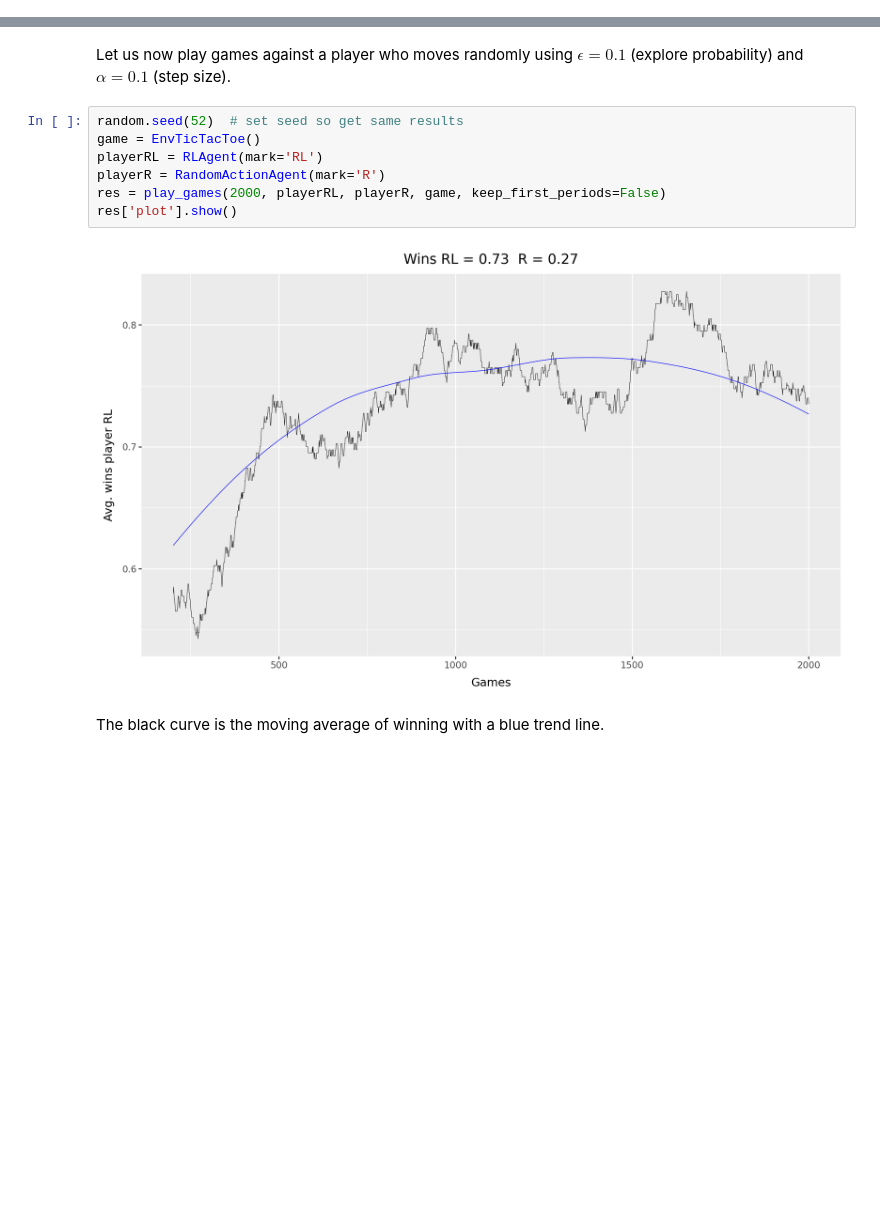
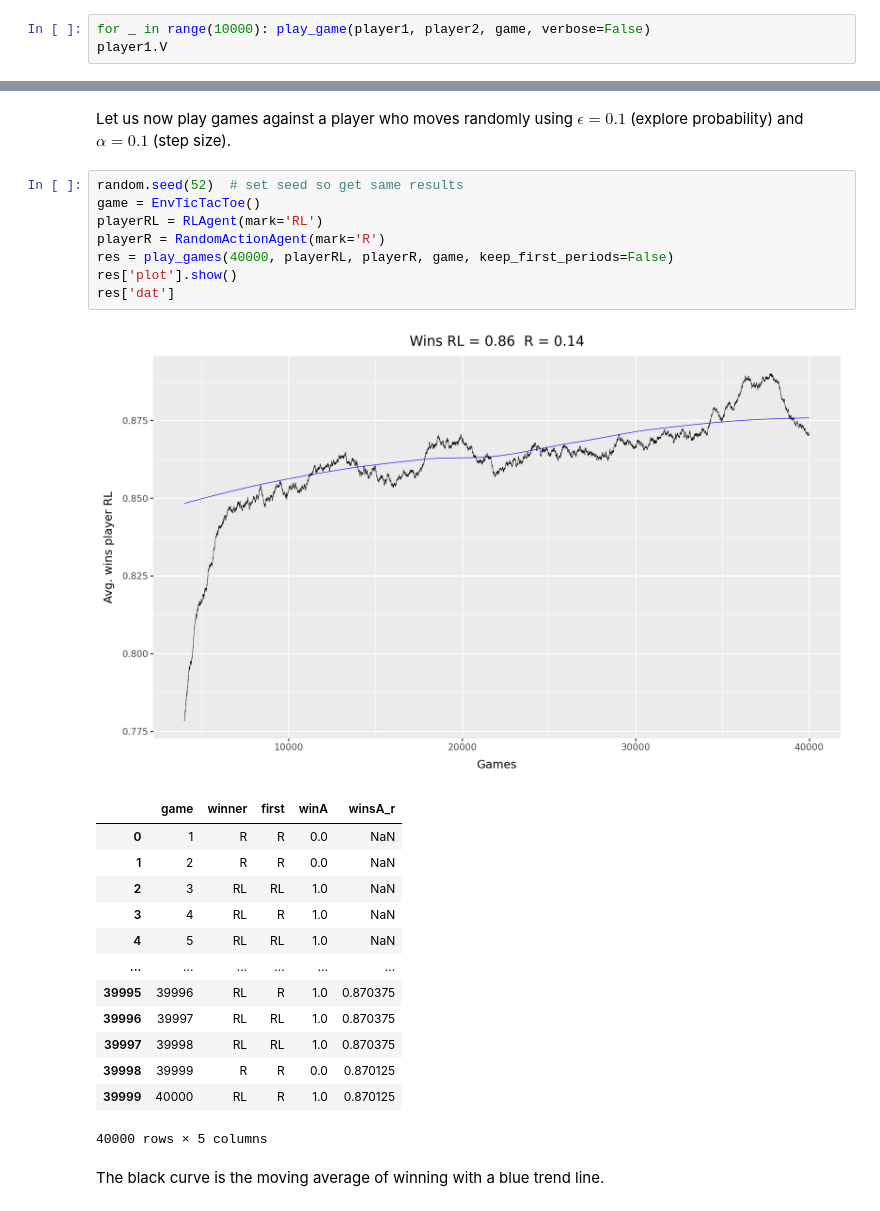
Before and after one commit to simon-mellergaard/RL, a Jupyter notebook: Exercises/03_rl_in_action.ipynb, the cells around one changed output, grey strips where cells are left out. Cells and saved outputs as stored; diff of their text form; blank space fills up the shorter version.

```diff
--- a/Exercises/03_rl_in_action.ipynb
+++ b/Exercises/03_rl_in_action.ipynb
@@ -658,0 +673,3 @@ player1.V
+# %%
+for _ in range(10000): play_game(player1, player2, game, verbose=False)
+player1.V
@@ -747,12 +782,26 @@ Let us now play games against a player who moves randomly using $\epsilon = 0.1$
 # %%
 random.seed(52)  # set seed so get same results
 game = EnvTicTacToe()
 playerRL = RLAgent(mark='RL')
 playerR = RandomActionAgent(mark='R')
-res = play_games(2000, playerRL, playerR, game, keep_first_periods=False)
+res = play_games(40000, playerRL, playerR, game, keep_first_periods=False)
 res['plot'].show()
+res['dat']
 # %% [output]
-[figure, old version]
+[figure, new version]
+|  | game | winner | first | winA | winsA_r |
+| 0 | 1 | R | R | 0.0 | NaN |
+| 1 | 2 | R | R | 0.0 | NaN |
+| 2 | 3 | RL | RL | 1.0 | NaN |
+| 3 | 4 | RL | R | 1.0 | NaN |
+| 4 | 5 | RL | RL | 1.0 | NaN |
+| ... | ... | ... | ... | ... | ... |
+| 39995 | 39996 | RL | R | 1.0 | 0.870375 |
+| 39996 | 39997 | RL | RL | 1.0 | 0.870375 |
+| 39997 | 39998 | RL | RL | 1.0 | 0.870375 |
+| 39998 | 39999 | R | R | 0.0 | 0.870125 |
+| 39999 | 40000 | RL | R | 1.0 | 0.870125 |
+40000 rows × 5 columns
 # %% [markdown]
 The black curve is the moving average of winning with a blue trend line.
 # %% [markdown]
```
Also changed, not shown: parts of 12 cells of this notebook.
